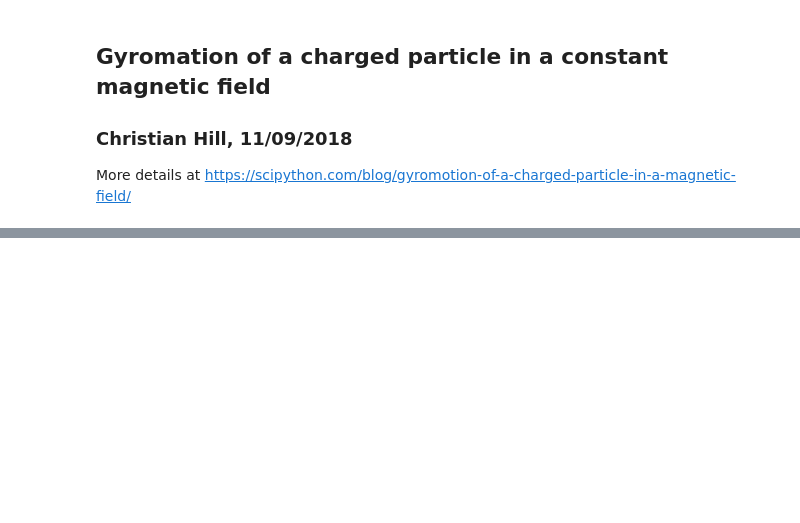
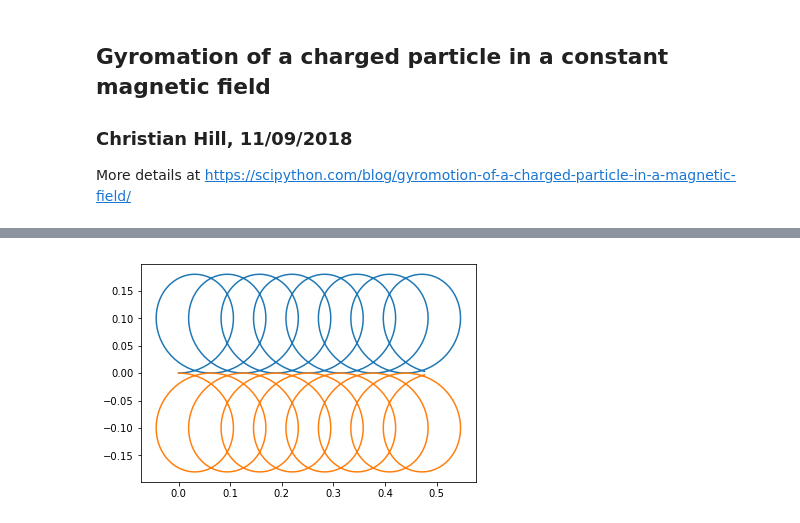
Before and after one commit to scipython/plasma-projects, a Jupyter notebook: gyromotion/Gyromotion.ipynb, the cells around one changed output, grey strips where cells are left out. Saved outputs shown, nothing was run; the diff lists cells and outputs as text; code cells hidden in the pictures; blank space fills up the shorter version.

```diff
--- a/gyromotion/Gyromotion.ipynb
+++ b/gyromotion/Gyromotion.ipynb
@@ -120,3 +120,9 @@ plot_trajectories([X, X2, X3])
+# %%
+plt.plot(X[:,0], X[:,1])
+plt.plot(X3[:,0], X3[:,1])
+plt.show()
+# %% [output]
+[figure, added]
 # %%
 # charges and masses of the electron (e) and ion (i)
 qe, me = -1, 1
```
Also changed, not shown: parts of 2 cells of this notebook, 2 other files.
